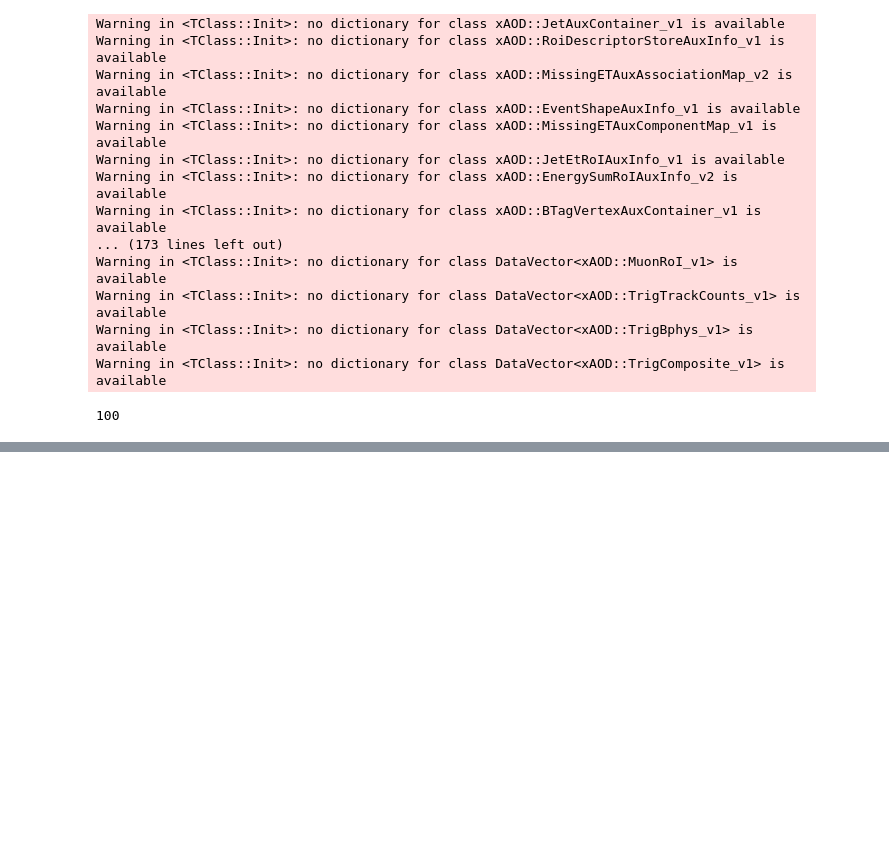
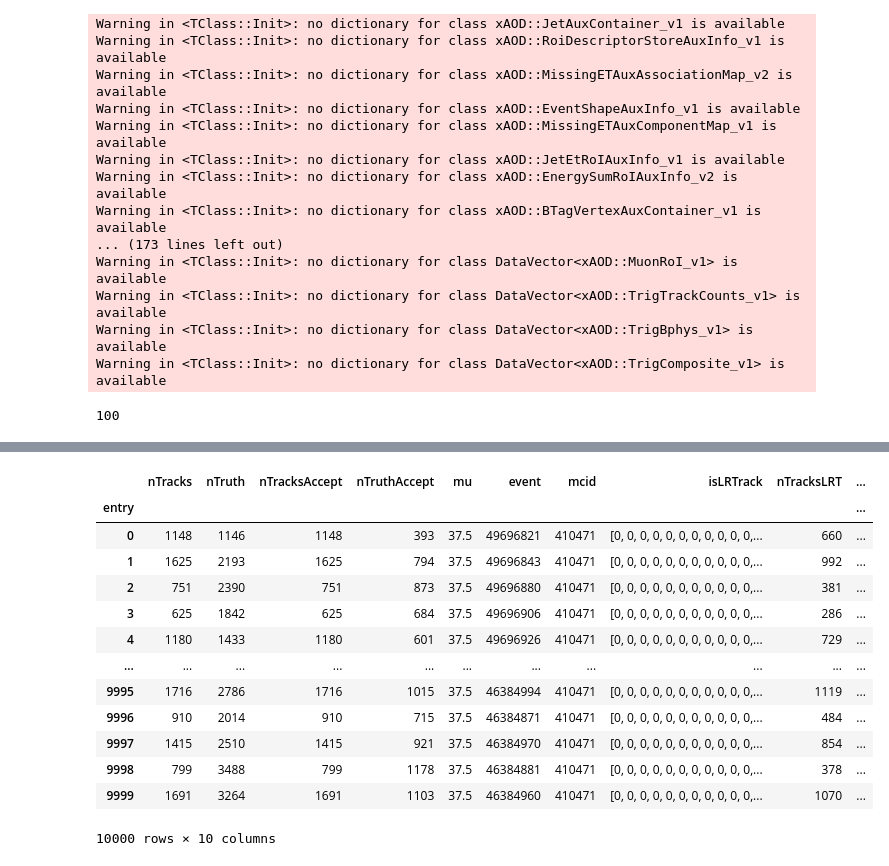
Before and after one commit to robinnewhouse/LRTNotebooks, a Jupyter notebook: testing.ipynb, the cells around one changed output, grey strips where cells are left out. Drawn from its saved outputs; the diff is of its cells as text; code cells hidden in the pictures; blank space fills up the shorter version.

```diff
--- a/testing.ipynb
+++ b/testing.ipynb
@@ -349,0 +479,17 @@ CollectionTree.GetEntries()
+# %%
+event_tree
+# %% [output]
+|  | nTracks | nTruth | nTracksAccept | nTruthAccept | mu | event | mcid | isLRTrack | nTracksLRT | ... |
+| entry |  |  |  |  |  |  |  |  |  | ... |
+| 0 | 1148 | 1146 | 1148 | 393 | 37.5 | 49696821 | 410471 | [0, 0, 0, 0, 0, 0, 0, 0, 0, 0, 0,... | 660 | ... |
+| 1 | 1625 | 2193 | 1625 | 794 | 37.5 | 49696843 | 410471 | [0, 0, 0, 0, 0, 0, 0, 0, 0, 0, 0,... | 992 | ... |
+| 2 | 751 | 2390 | 751 | 873 | 37.5 | 49696880 | 410471 | [0, 0, 0, 0, 0, 0, 0, 0, 0, 0, 0,... | 381 | ... |
+| 3 | 625 | 1842 | 625 | 684 | 37.5 | 49696906 | 410471 | [0, 0, 0, 0, 0, 0, 0, 0, 0, 0, 0,... | 286 | ... |
+| 4 | 1180 | 1433 | 1180 | 601 | 37.5 | 49696926 | 410471 | [0, 0, 0, 0, 0, 0, 0, 0, 0, 0, 0,... | 729 | ... |
+| ... | ... | ... | ... | ... | ... | ... | ... | ... | ... | ... |
+| 9995 | 1716 | 2786 | 1716 | 1015 | 37.5 | 46384994 | 410471 | [0, 0, 0, 0, 0, 0, 0, 0, 0, 0, 0,... | 1119 | ... |
+| 9996 | 910 | 2014 | 910 | 715 | 37.5 | 46384871 | 410471 | [0, 0, 0, 0, 0, 0, 0, 0, 0, 0, 0,... | 484 | ... |
+| 9997 | 1415 | 2510 | 1415 | 921 | 37.5 | 46384970 | 410471 | [0, 0, 0, 0, 0, 0, 0, 0, 0, 0, 0,... | 854 | ... |
+| 9998 | 799 | 3488 | 799 | 1178 | 37.5 | 46384881 | 410471 | [0, 0, 0, 0, 0, 0, 0, 0, 0, 0, 0,... | 378 | ... |
+| 9999 | 1691 | 3264 | 1691 | 1103 | 37.5 | 46384960 | 410471 | [0, 0, 0, 0, 0, 0, 0, 0, 0, 0, 0,... | 1070 | ... |
+10000 rows × 10 columns
```
Also changed, not shown: parts of 8 cells of this notebook, 3 other files.
